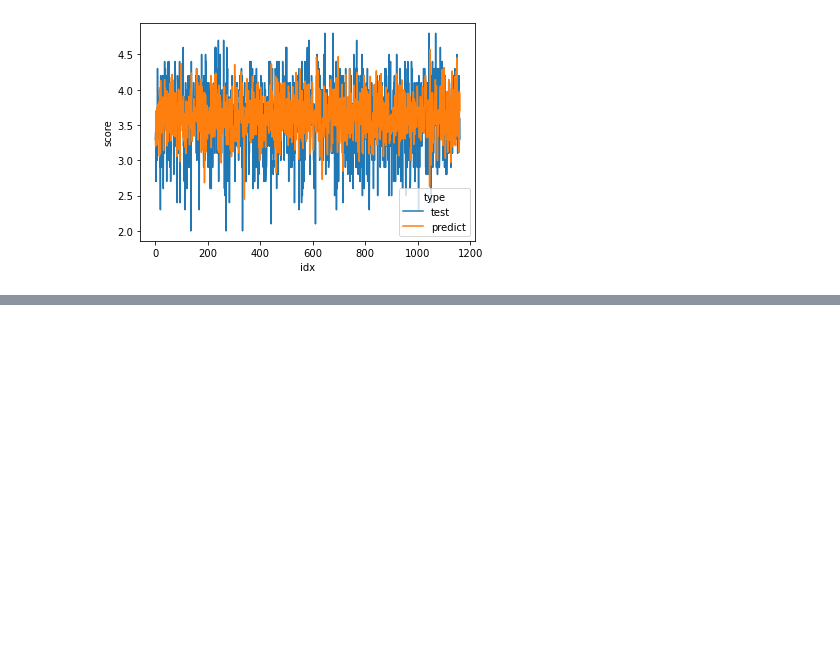
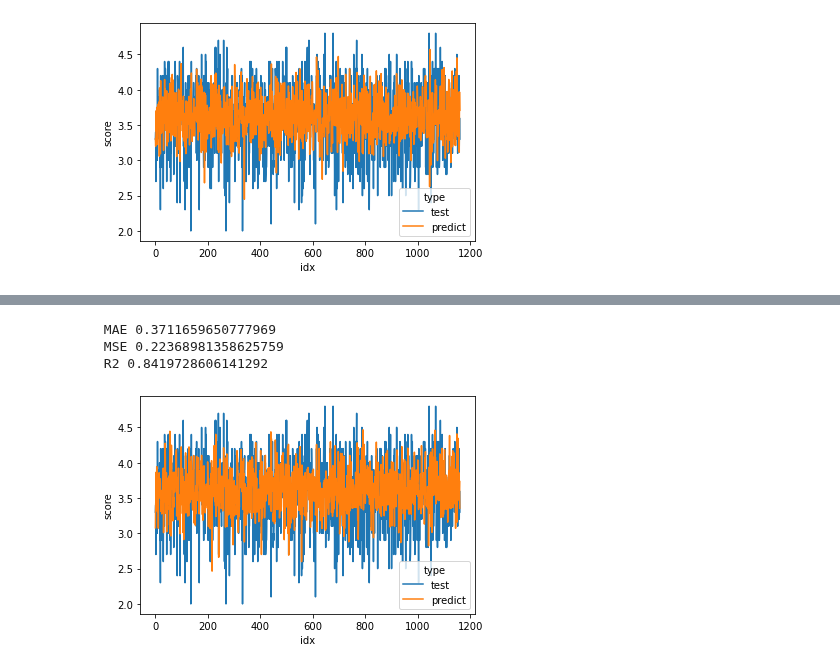
Before and after one commit to adamaulia/AdamThesis, a Jupyter notebook: 4_model.ipynb, the cells around one changed output, grey strips where cells are left out. Cells and saved outputs as stored; diff of their text form; code cells hidden in the pictures; blank space fills up the shorter version.

```diff
--- a/4_model.ipynb
+++ b/4_model.ipynb
@@ -148,0 +160,12 @@ show_error_pattern(y_pred=y_pred_test_svr, y_test=y_test)
+# %%
+# XGBoost
+
+xgbr = XGBRegressor(random_state=0)
+model_xgbr, y_pred_test_xgbr, y_pred_train_xgbr, result_xgb  = model_perform(X_train, y_train, X_test, y_test, xgbr, verbose = 1)
+
+show_error_pattern(y_pred=y_pred_test_xgbr, y_test=y_test)
+# %% [output]
+ MAE 0.3711659650777969
+ MSE 0.22368981358625759
+ R2 0.8419728606141292
+[figure, added]
```
Also changed, not shown: parts of 19 cells of this notebook.
